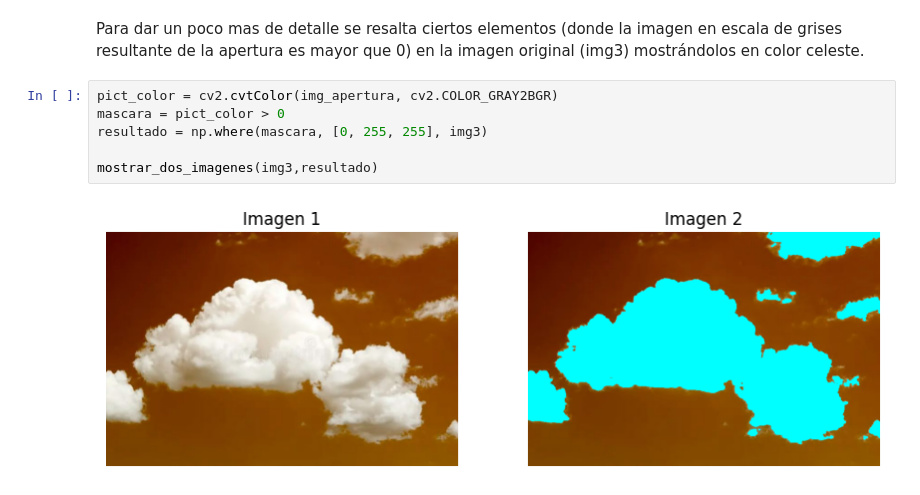
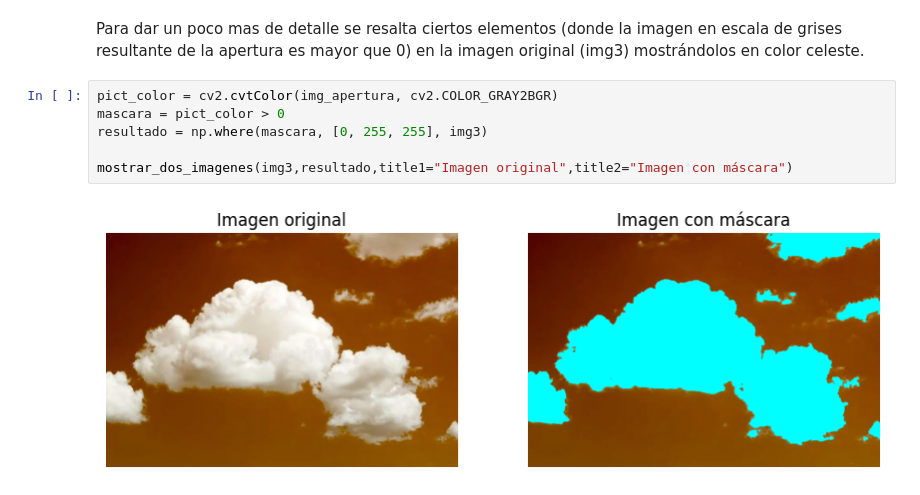
Before and after one commit to jorengar/ProcessingImageExample, a Jupyter notebook: 2_Introduction_Example_for_Image_Processing_Parte2/2_Introduction_Example_for_Image_Processing_2.ipynb, the cells around one changed output. Saved outputs shown, nothing was run; the diff lists cells and outputs as text.

```diff
--- a/2_Introduction_Example_for_Image_Processing_Parte2/2_Introduction_Example_for_Image_Processing_2.ipynb
+++ b/2_Introduction_Example_for_Image_Processing_Parte2/2_Introduction_Example_for_Image_Processing_2.ipynb
@@ -210,8 +210,8 @@ Para dar un poco mas de detalle se resalta ciertos elementos (donde la imagen en
 # %%
 pict_color = cv2.cvtColor(img_apertura, cv2.COLOR_GRAY2BGR)
 mascara = pict_color > 0
 resultado = np.where(mascara, [0, 255, 255], img3)
 
-mostrar_dos_imagenes(img3,resultado)
+mostrar_dos_imagenes(img3,resultado,title1="Imagen original",title2="Imagen con máscara")
 # %% [output]
-[figure, old version]
+[figure, new version]
```
